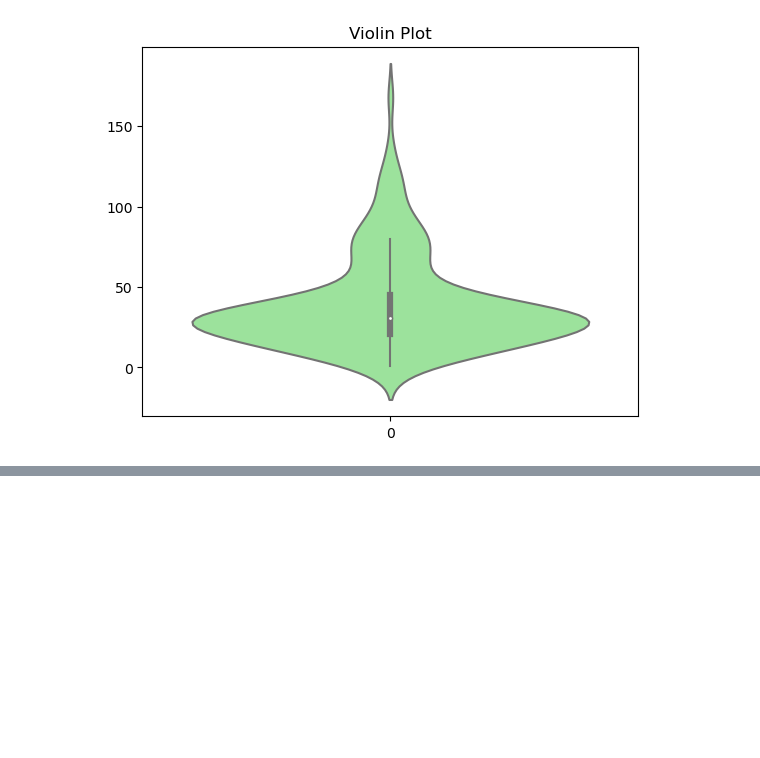
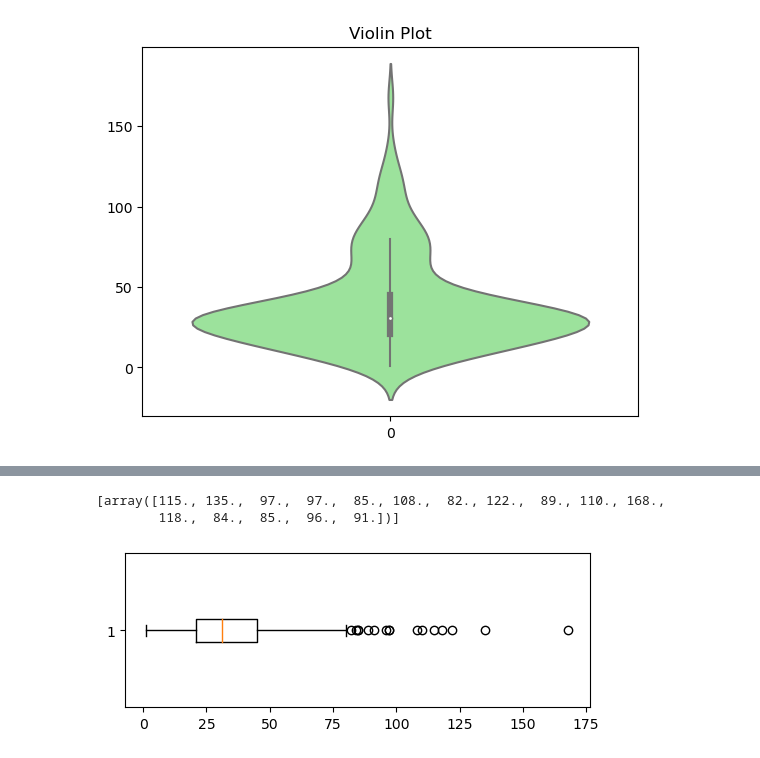
Before and after one commit to deepikareddy-22/AIML-TASK, a Jupyter notebook: EDA1_Practice.ipynb, the cells around one changed output, grey strips where cells are left out. Saved outputs shown, nothing was run; the diff lists cells and outputs as text; code cells hidden in the pictures; blank space fills up the shorter version.

```diff
--- a/EDA1_Practice.ipynb
+++ b/EDA1_Practice.ipynb
@@ -310,0 +324,9 @@ plt.show()
+# %%
+#extract otliers from boxplot for Ozone column
+plt.figure(figsize=(6,2))
+boxplot_data = plt.boxplot(data1["Ozone"], vert=False)
+[item.get_xdata() for item in boxplot_data['fliers']] #fliers are outliers
+# %% [output]
+[array([115., 135.,  97.,  97.,  85., 108.,  82., 122.,  89., 110., 168.,
+        118.,  84.,  85.,  96.,  91.])]
+[figure, added]
```
Also changed, not shown: parts of 8 cells of this notebook.
